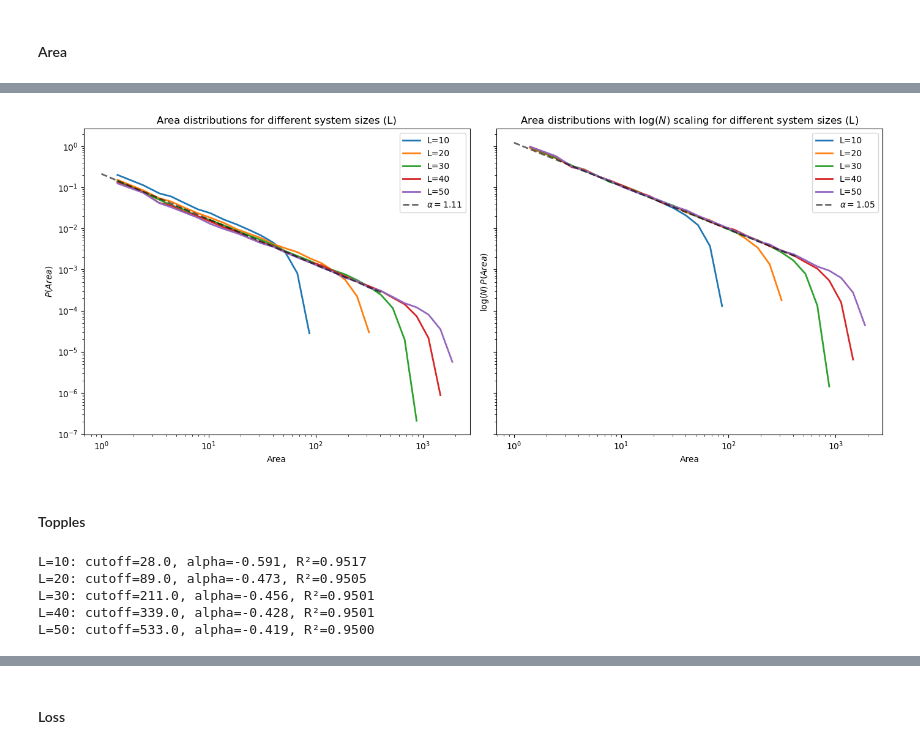
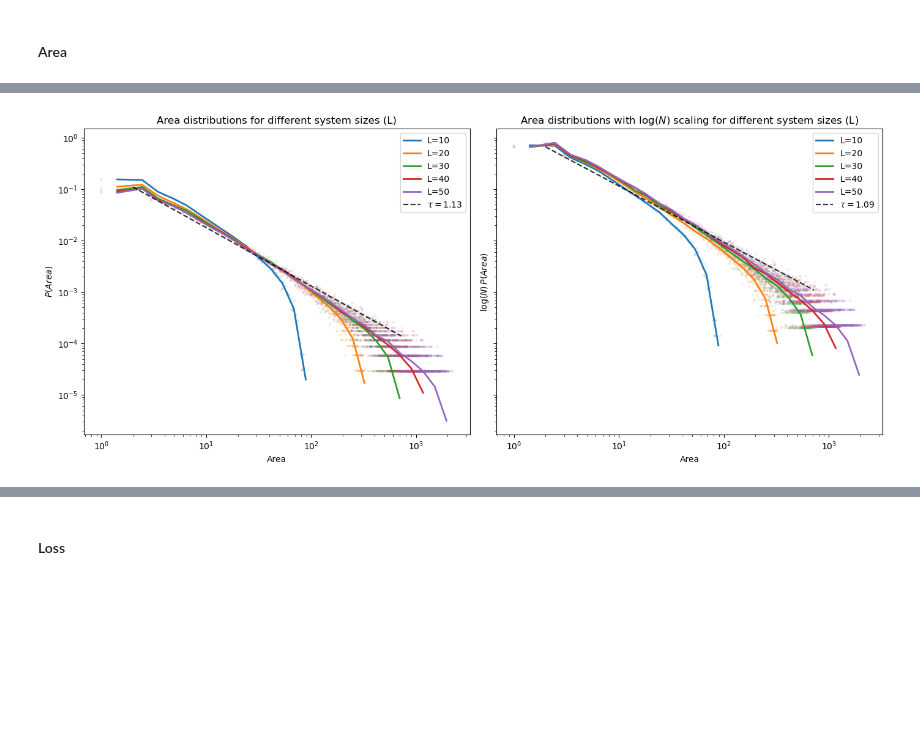
Before and after one commit to yingtan11/FinalReport, a Jupyter notebook: python/btwsandpile.ipynb, the cells around one changed output, grey strips where cells are left out. Cells and saved outputs as stored; diff of their text form; code cells hidden in the pictures; blank space fills up the shorter version.

```diff
--- a/python/btwsandpile.ipynb
+++ b/python/btwsandpile.ipynb
@@ -659,0 +749,9 @@ def get_lower_cutoff(L_values, results, colname, n_bins=30, bins_to_exclude=1):
+# %%
+# BTW model
+L_values = [10, 20, 30, 40, 50]
+results_by_L = {}
+burn_in = 10000
+
+for L in L_values:
+    results_by_L[L] = simulate_avalanche(T=60000, width=L, height=L, manna=False, seed=12345)
+    results_by_L[L] = results_by_L[L][burn_in:, :]
@@ -682,9 +793,0 @@ plt.show()
-# %%
-# BTW model
-L_values = [10, 20, 30, 40, 50]
-results_by_L = {}
-burn_in = 5000
-
-for L in L_values:
-    results_by_L[L] = simulate_avalanche(T=55000, width=L, height=L, manna=False, seed=12345)
-    results_by_L[L] = results_by_L[L][burn_in:, :]
@@ -747,20 +1061,10 @@ Overall RMSE: 0.260
 # %%
 fig, axes = plt.subplots(1, 2, figsize=(14, 6), sharex=True, sharey=True)
 
-plot_raw_distribution(L_values, results_by_L, "Area", adjustment=False, ax=axes[0], fit_result=collapse_area_before)
-plot_raw_distribution(L_values, results_by_L, "Area", adjustment=True, ax=axes[1], fit_result=collapse_area_after)
+plot_raw_distribution(L_values, results_by_L_manna, "Area", adjustment=False, ax=axes[0], show_pts=True, fit_result=collapse_area_before_manna_refit)
+plot_raw_distribution(L_values, results_by_L_manna, "Area", adjustment=True, ax=axes[1], show_pts=True, fit_result=collapse_area_after_manna_refit)
 
 fig.tight_layout()
 plt.show()
 # %% [output]
-[figure, old version]
+[figure, new version]
-# %% [markdown]
-#### Topples
-# %%
-topples_cutoffs = select_cutoff_simulation(results_by_L, L_values, "Topples")
-# %% [output]
-L=10: cutoff=28.0, alpha=-0.591, R²=0.9517
-L=20: cutoff=89.0, alpha=-0.473, R²=0.9505
-L=30: cutoff=211.0, alpha=-0.456, R²=0.9501
-L=40: cutoff=339.0, alpha=-0.428, R²=0.9501
-L=50: cutoff=533.0, alpha=-0.419, R²=0.9500
```
Also changed, not shown: parts of 112 cells of this notebook, 11 other files.
